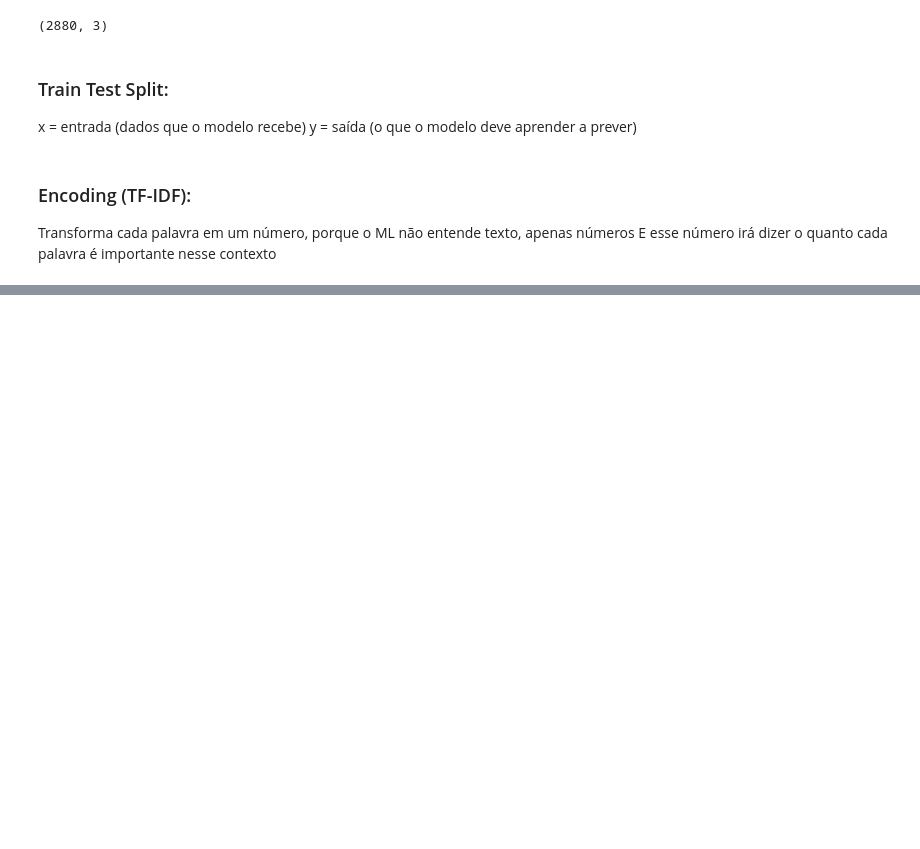
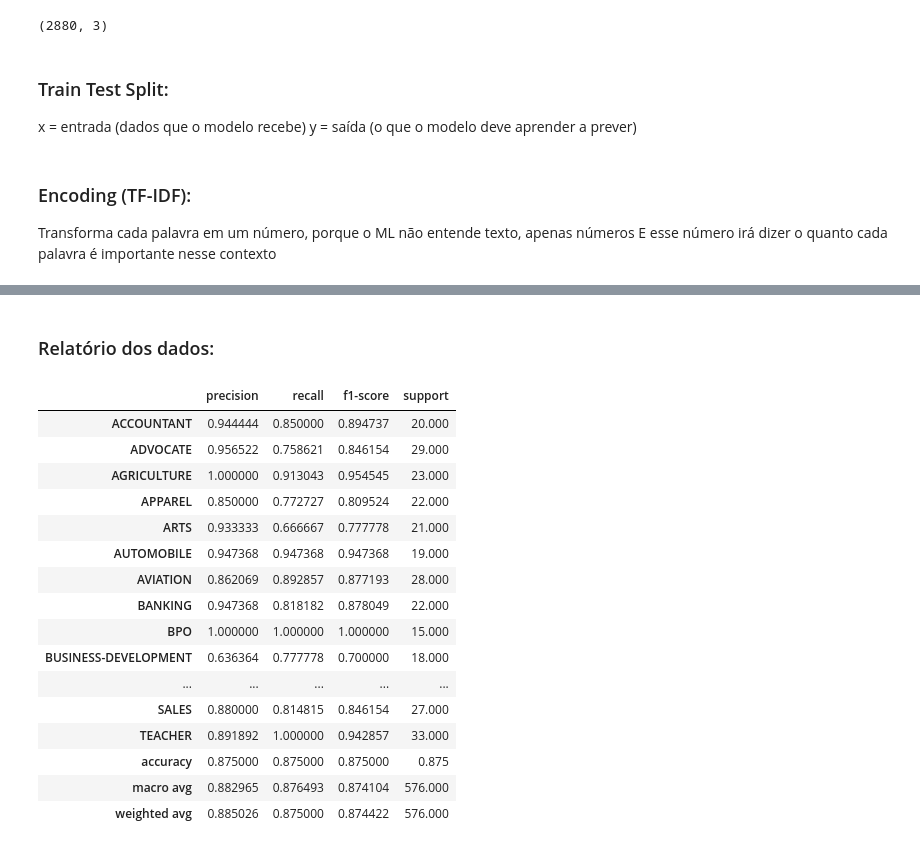
Before and after one commit to Barbaralampert97/smart-resume-analyzer, a Jupyter notebook: resume_classification_lab.ipynb, the cells around one changed output, grey strips where cells are left out. Saved outputs shown, nothing was run; the diff lists cells and outputs as text; code cells hidden in the pictures; blank space fills up the shorter version.

```diff
--- a/resume_classification_lab.ipynb
+++ b/resume_classification_lab.ipynb
@@ -105,0 +179,30 @@ X_test_tfidf = tfidf_vectorizer.transform(X_test)
+# %% [markdown]
+### Relatório dos dados:
+# %%
+from sklearn.metrics import classification_report
+
+# output_dict -> quero os dados em forma de dicionário
+report = classification_report(y_test, y_pred, output_dict=True)
+
+# Transformar em DataFrame para melhor visualização
+# trnspose() para virar linhas em colunas e vice-versa
+report_df = pd.DataFrame(report).transpose()
+report_df
+# %% [output]
+|  | precision | recall | f1-score | support |
+| ACCOUNTANT | 0.944444 | 0.850000 | 0.894737 | 20.000 |
+| ADVOCATE | 0.956522 | 0.758621 | 0.846154 | 29.000 |
+| AGRICULTURE | 1.000000 | 0.913043 | 0.954545 | 23.000 |
+| APPAREL | 0.850000 | 0.772727 | 0.809524 | 22.000 |
+| ARTS | 0.933333 | 0.666667 | 0.777778 | 21.000 |
+| AUTOMOBILE | 0.947368 | 0.947368 | 0.947368 | 19.000 |
+| AVIATION | 0.862069 | 0.892857 | 0.877193 | 28.000 |
+| BANKING | 0.947368 | 0.818182 | 0.878049 | 22.000 |
+| BPO | 1.000000 | 1.000000 | 1.000000 | 15.000 |
+| BUSINESS-DEVELOPMENT | 0.636364 | 0.777778 | 0.700000 | 18.000 |
+| ... | ... | ... | ... | ... |
+| SALES | 0.880000 | 0.814815 | 0.846154 | 27.000 |
+| TEACHER | 0.891892 | 1.000000 | 0.942857 | 33.000 |
+| accuracy | 0.875000 | 0.875000 | 0.875000 | 0.875 |
+| macro avg | 0.882965 | 0.876493 | 0.874104 | 576.000 |
+| weighted avg | 0.885026 | 0.875000 | 0.874422 | 576.000 |
```
Also changed, not shown: parts of 6 cells of this notebook.
